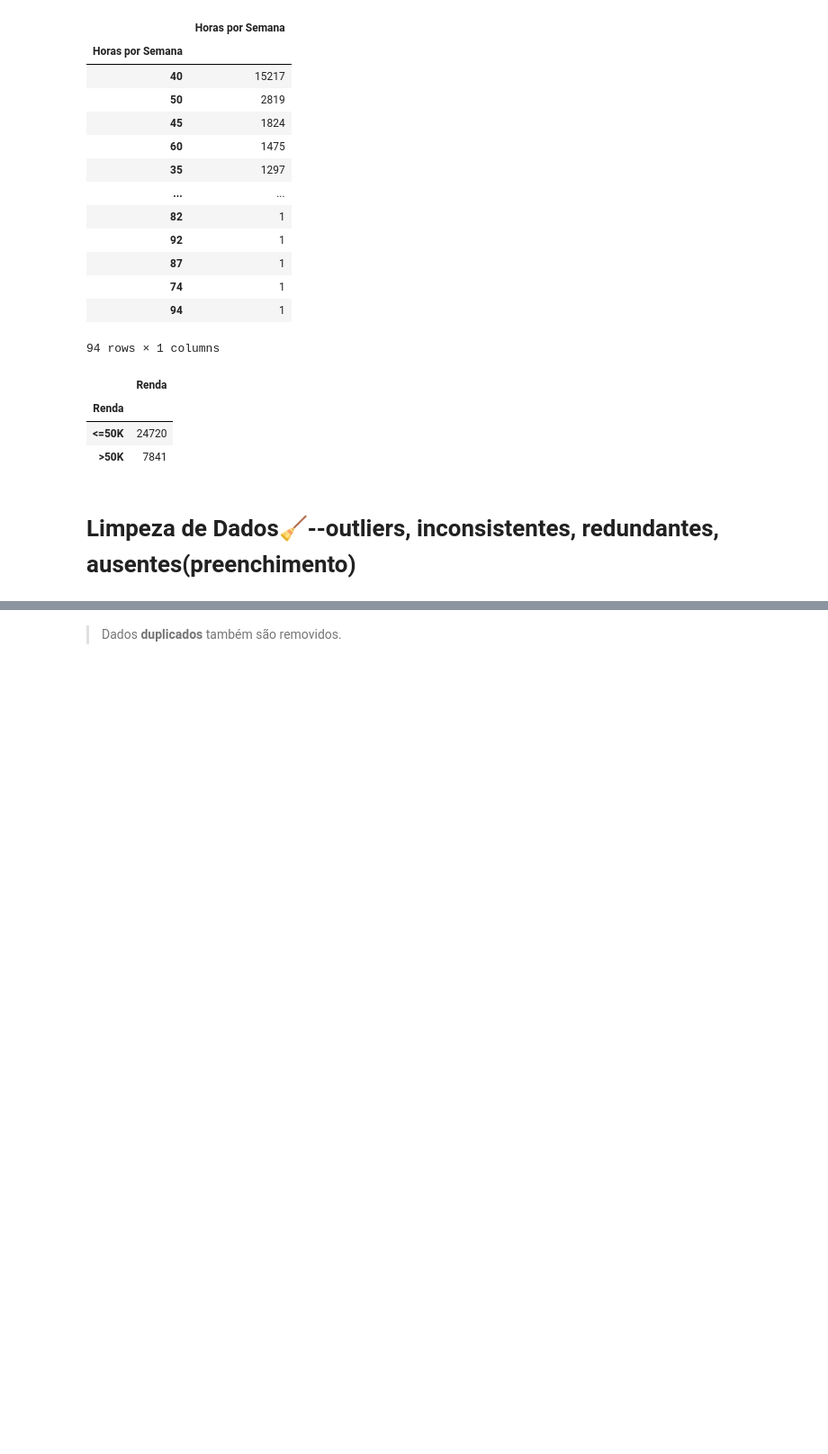
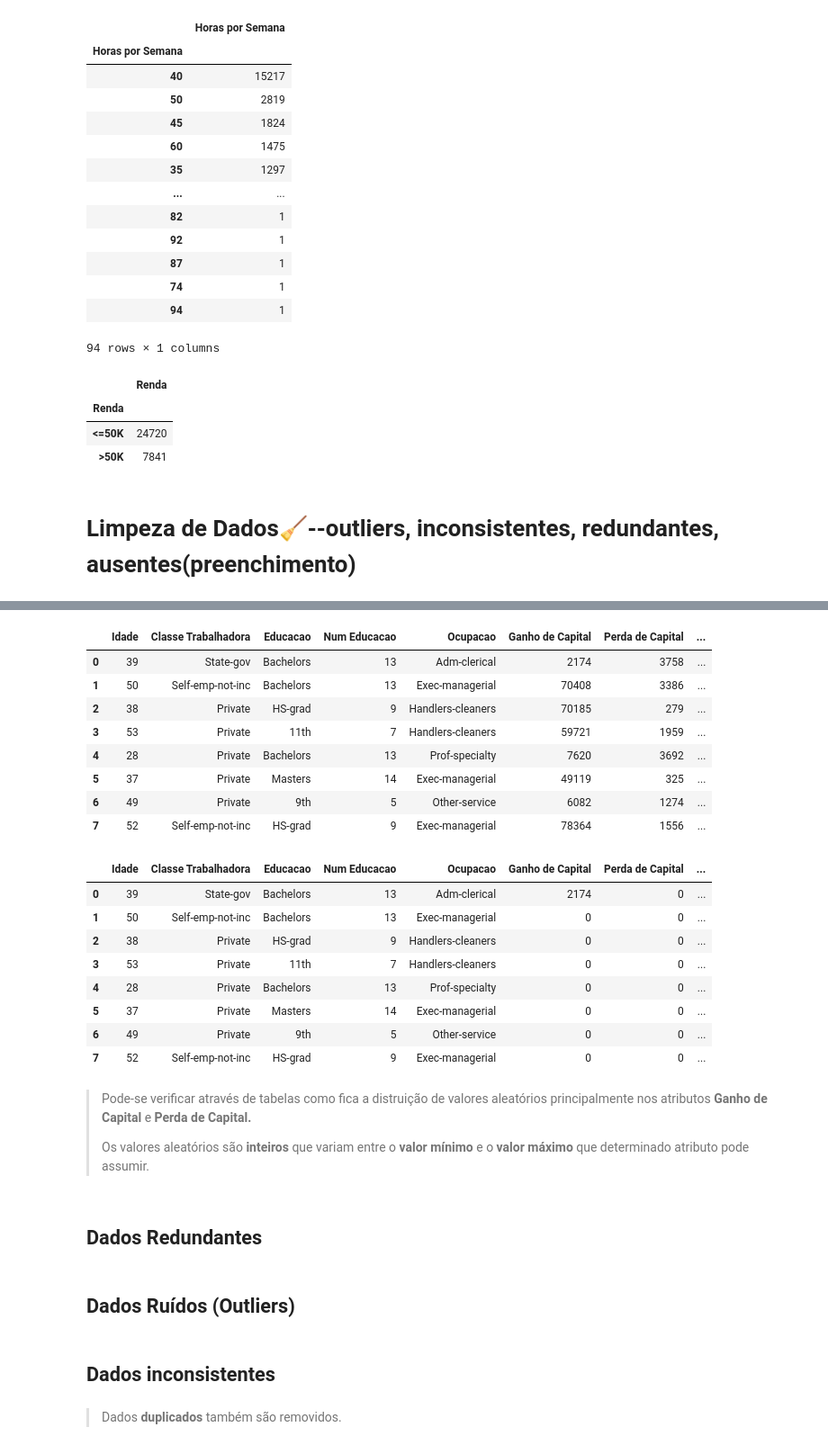
Before and after one commit to Henrique-Navarro/IA-PreProcessamento-Analise-de-Dados-Juptyter, a Jupyter notebook: jupyter_notebook.ipynb, the cells around one changed output, grey strips where cells are left out. Shown at 90% size. Saved outputs shown, nothing was run; the diff lists cells and outputs as text; code cells hidden in the pictures; blank space fills up the shorter version.

```diff
--- a/jupyter_notebook.ipynb
+++ b/jupyter_notebook.ipynb
@@ -1067,6 +956,5 @@ for atributo in atributos:
 # %%
 # Remover exemplos com valores faltantes representados por '?'
-data_clean = data_clean.replace('?', pd.NA).dropna()
-print(f"A base de dados limpa possui {data_pre.shape[0]-data_clean.shape[0]} exemplos com dados faltantes\n")
-data_clean
+data_clean_rm = data_clean.replace(' ?', pd.NA).dropna(how='any')
+print(f'Foram removidos um total de {data_clean.shape[0]-data_clean_rm.shape[0]} exemplos da base de dados')
 # %% [output]
@@ -1087,6 +961,0 @@ A base de dados limpa possui 0 exemplos com dados faltantes
-# %%
-# Substituir valores '?' por pd.NA no atributo "Classe Trabalhadora"
-data_clean['Classe Trabalhadora'] = data_clean['Classe Trabalhadora'].replace('?', pd.NA)
-
-# Remover exemplos com valores nulos no atributo "Classe Trabalhadora"
-data_clean = data_clean.dropna(subset=['Classe Trabalhadora'])
@@ -1093,3 +1312,49 @@ data_clean = data_clean.dropna(subset=['Classe Trabalhadora'])
+# %%
+def preencher_zeros_aleatorios(data, atributos):
+    data_clean = data.copy()
+    for coluna in atributos:
+        min_valor = data_clean[coluna].min()
+        max_valor = data_clean[coluna].max()
+        valores_aleatorios = np.random.randint(min_valor, max_valor+1, size=data_clean[coluna].eq(0).sum())
+        data_clean.loc[data_clean[coluna] == 0, coluna] = valores_aleatorios
+
+    return data_clean
+
+
+atributos = ['Idade', 'Num Educacao', 'Ganho de Capital', 'Perda de Capital', 'Horas por Semana']
+data_fill_num_random = preencher_zeros_aleatorios(data_clean, atributos)
+# %%
+display(data_fill_num_random.head(8))
+display(data_clean.head(8))
+# %% [output]
+|  | Idade | Classe Trabalhadora | Educacao | Num Educacao | Ocupacao | Ganho de Capital | Perda de Capital | ... |
+| 0 | 39 | State-gov | Bachelors | 13 | Adm-clerical | 2174 | 3758 | ... |
+| 1 | 50 | Self-emp-not-inc | Bachelors | 13 | Exec-managerial | 70408 | 3386 | ... |
+| 2 | 38 | Private | HS-grad | 9 | Handlers-cleaners | 70185 | 279 | ... |
+| 3 | 53 | Private | 11th | 7 | Handlers-cleaners | 59721 | 1959 | ... |
+| 4 | 28 | Private | Bachelors | 13 | Prof-specialty | 7620 | 3692 | ... |
+| 5 | 37 | Private | Masters | 14 | Exec-managerial | 49119 | 325 | ... |
+| 6 | 49 | Private | 9th | 5 | Other-service | 6082 | 1274 | ... |
+| 7 | 52 | Self-emp-not-inc | HS-grad | 9 | Exec-managerial | 78364 | 1556 | ... |
+|  | Idade | Classe Trabalhadora | Educacao | Num Educacao | Ocupacao | Ganho de Capital | Perda de Capital | ... |
+| 0 | 39 | State-gov | Bachelors | 13 | Adm-clerical | 2174 | 0 | ... |
+| 1 | 50 | Self-emp-not-inc | Bachelors | 13 | Exec-managerial | 0 | 0 | ... |
+| 2 | 38 | Private | HS-grad | 9 | Handlers-cleaners | 0 | 0 | ... |
+| 3 | 53 | Private | 11th | 7 | Handlers-cleaners | 0 | 0 | ... |
+| 4 | 28 | Private | Bachelors | 13 | Prof-specialty | 0 | 0 | ... |
+| 5 | 37 | Private | Masters | 14 | Exec-managerial | 0 | 0 | ... |
+| 6 | 49 | Private | 9th | 5 | Other-service | 0 | 0 | ... |
+| 7 | 52 | Self-emp-not-inc | HS-grad | 9 | Exec-managerial | 0 | 0 | ... |
+# %% [markdown]
+> Pode-se verificar através de tabelas como fica a distruição de valores aleatórios principalmente nos atributos **Ganho de Capital** e **Perda de Capital.**
+>
+> Os valores aleatórios são **inteiros** que variam entre o **valor mínimo** e o **valor máximo** que determinado atributo pode assumir.
+# %% [markdown]
+## Dados Redundantes
+# %% [markdown]
+## Dados Ruídos (Outliers)
+# %% [markdown]
+## Dados inconsistentes
 # %% [markdown]
 > Dados **duplicados** também são removidos.
 # %%
```
Also changed, not shown: parts of 42 cells of this notebook.
